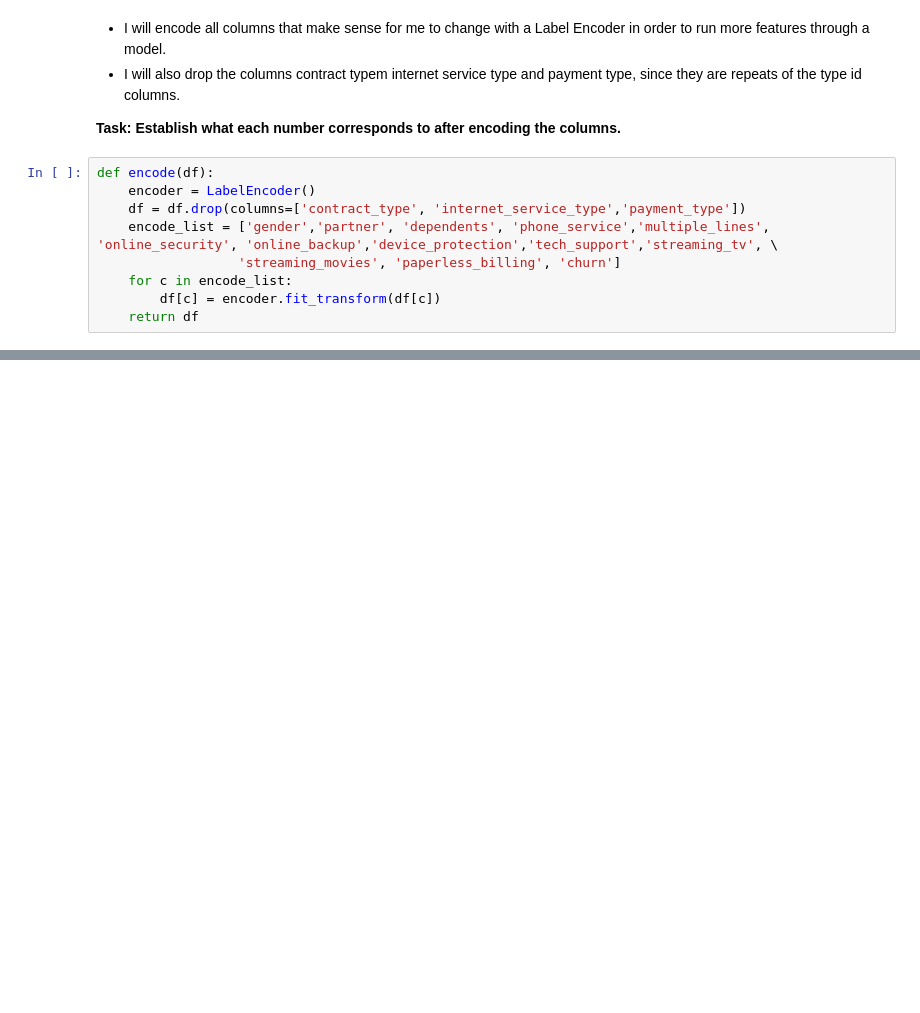
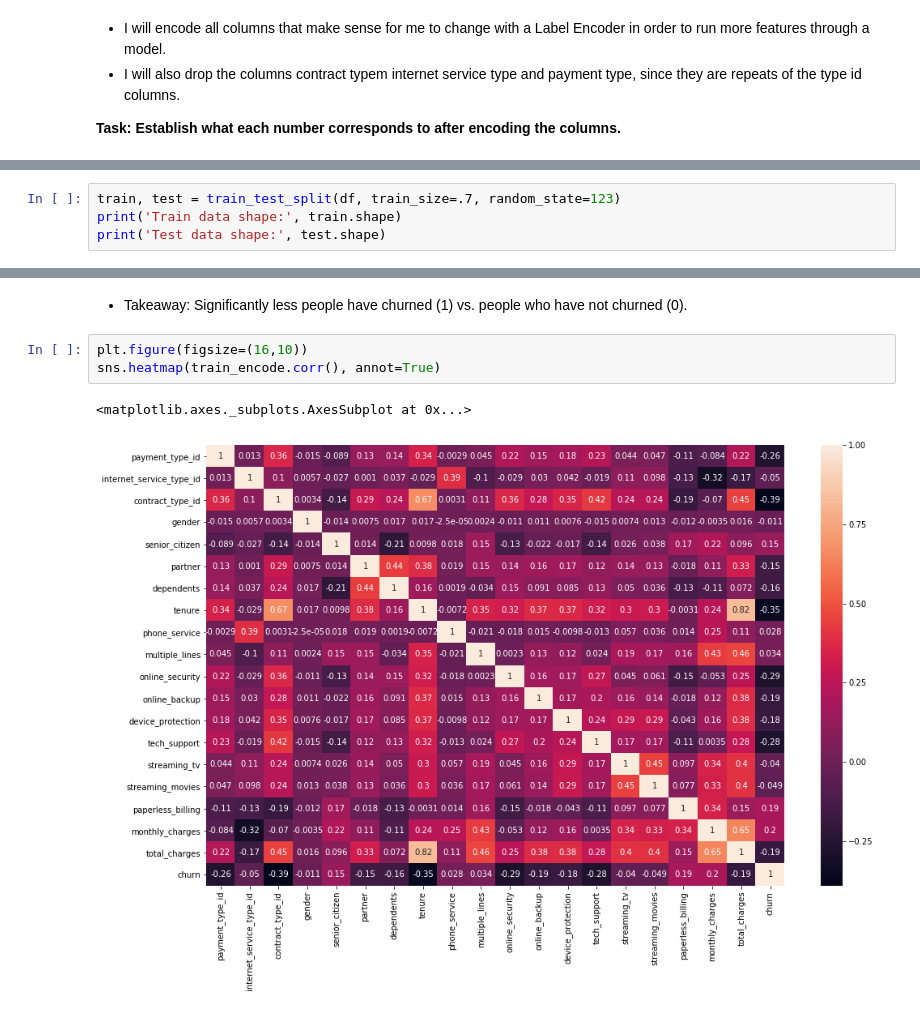
Before and after one commit to cari-holmes/telco-churn-project, a Jupyter notebook: telco_churn_predictions_mvp.ipynb, the cells around one changed output, grey strips where cells are left out. Saved outputs shown, nothing was run; the diff lists cells and outputs as text; blank space fills up the shorter version.

```diff
--- a/telco_churn_predictions_mvp.ipynb
+++ b/telco_churn_predictions_mvp.ipynb
@@ -282,12 +302,3 @@ df_telco.head()
 - I will also drop the columns contract typem internet service type and payment type, since they are repeats of the type id columns.
 
 **Task: Establish what each number corresponds to after encoding the columns.**
-# %%
-def encode(df):
-    encoder = LabelEncoder()
-    df = df.drop(columns=['contract_type', 'internet_service_type','payment_type'])
-    encode_list = ['gender','partner', 'dependents', 'phone_service','multiple_lines', 'online_security', 'online_backup','device_protection','tech_support','streaming_tv', \
-                  'streaming_movies', 'paperless_billing', 'churn']
-    for c in encode_list:
-        df[c] = encoder.fit_transform(df[c])
-    return df
@@ -379,0 +305,4 @@ Accuracy of Logistic Regression classifier on test set: 0.70
+# %%
+train, test = train_test_split(df, train_size=.7, random_state=123)
+print('Train data shape:', train.shape)
+print('Test data shape:', test.shape)
@@ -379,0 +408,8 @@ Accuracy of Logistic Regression classifier on test set: 0.70
+# %% [markdown]
+- Takeaway: Significantly less people have churned (1) vs. people who have not churned (0).
+# %%
+plt.figure(figsize=(16,10))
+sns.heatmap(train_encode.corr(), annot=True)
+# %% [output]
+<matplotlib.axes._subplots.AxesSubplot at 0x...>
+[figure, added]
```
Also changed, not shown: parts of 69 cells of this notebook.
